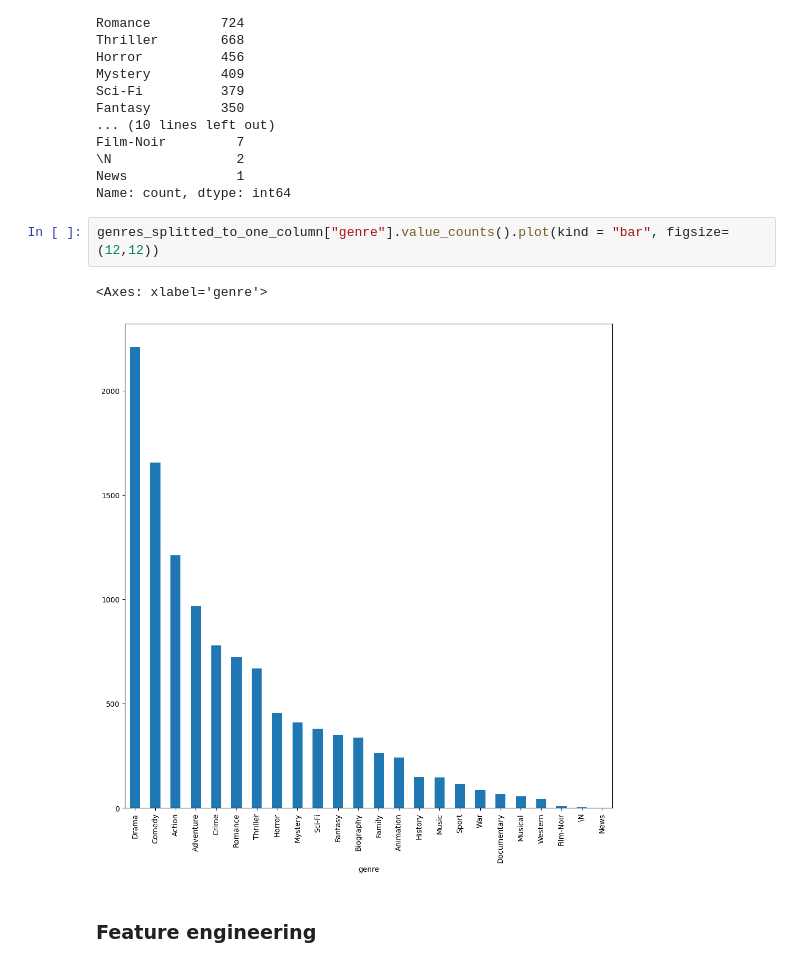
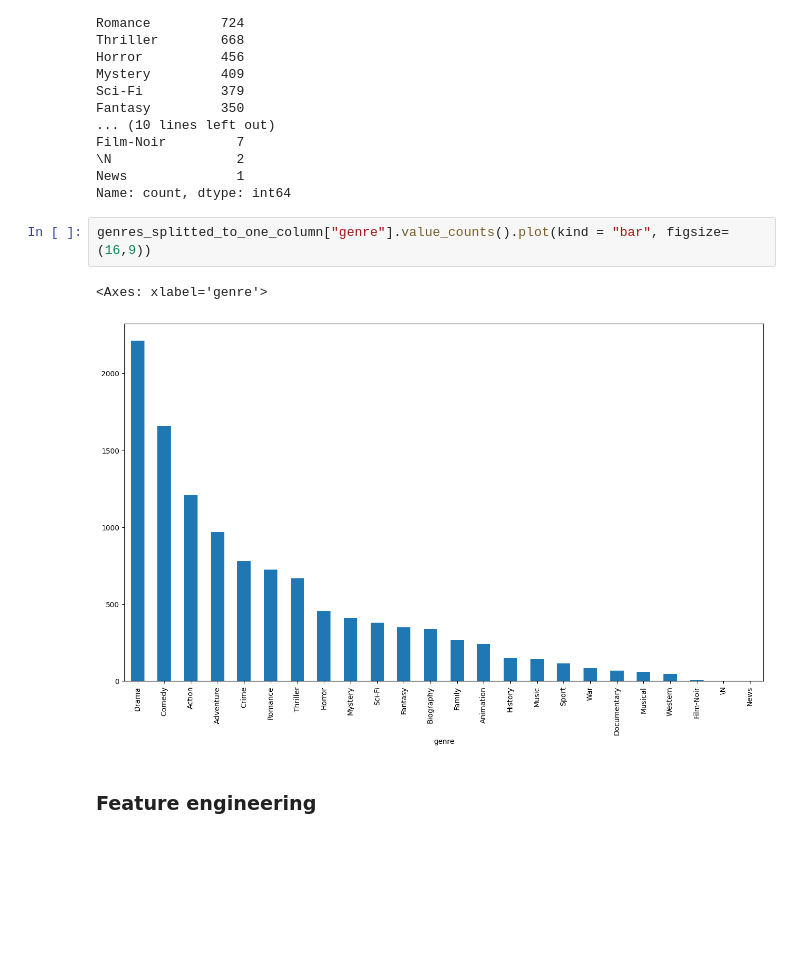
Before and after one commit to UserKrzysztof/MachineLearning-project2, a Jupyter notebook: eda.ipynb, the cells around one changed output. Saved outputs shown, nothing was run; the diff lists cells and outputs as text; blank space fills up the shorter version.

```diff
--- a/eda.ipynb
+++ b/eda.ipynb
@@ -148,10 +204,10 @@ Film-Noir         7
 News              1
 Name: count, dtype: int64
 # %%
-genres_splitted_to_one_column["genre"].value_counts().plot(kind = "bar", figsize= (12,12))
+genres_splitted_to_one_column["genre"].value_counts().plot(kind = "bar", figsize= (16,9))
 # %% [output]
 <Axes: xlabel='genre'>
-[figure, old version]
+[figure, new version]
 # %% [markdown]
 ### Feature engineering
 # %%
```
Also changed, not shown: parts of 19 cells of this notebook, 1 other file.
